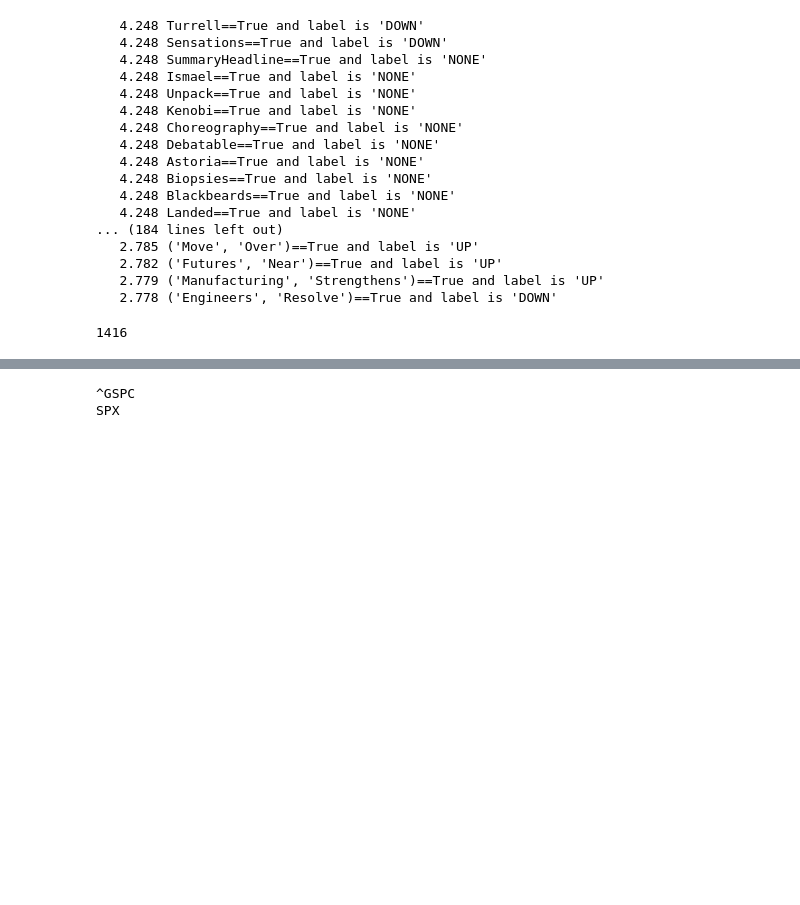
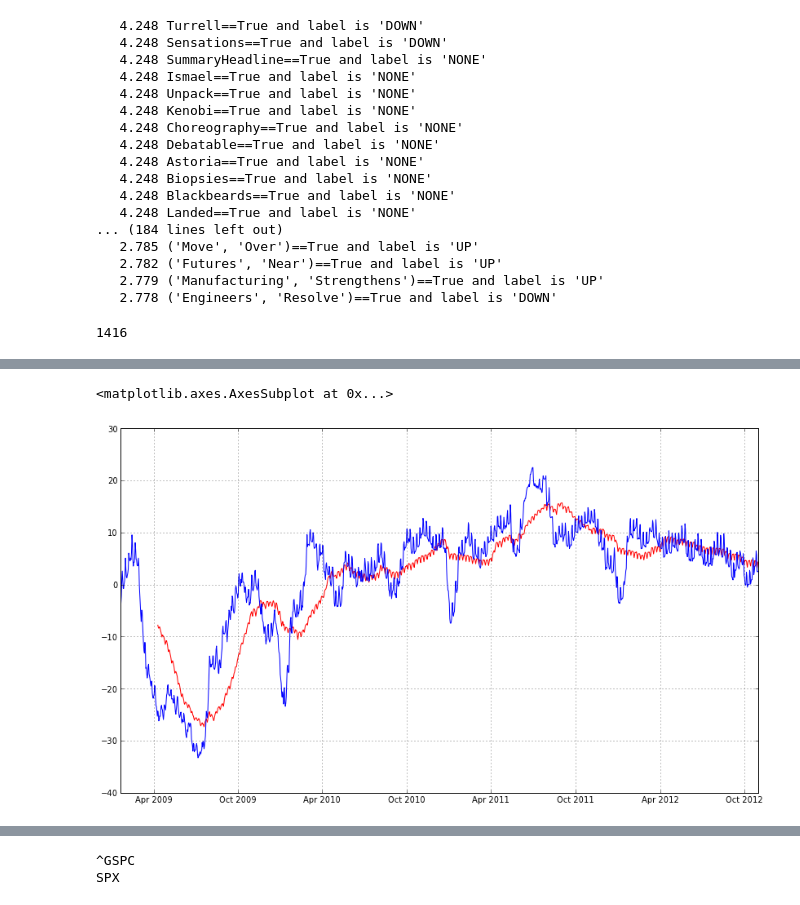
Before and after one commit to johnymontana/NewzTrader_AI_project, a Jupyter notebook: NewsCredScraper.ipynb, the cells around one changed output, grey strips where cells are left out. Cells and saved outputs as stored; diff of their text form; code cells hidden in the pictures; blank space fills up the shorter version.

```diff
--- a/NewsCredScraper.ipynb
+++ b/NewsCredScraper.ipynb
@@ -509,0 +547,6 @@ pd.rolling_mean(DOWN_series, 40).plot()
+# %%
+pd.rolling_mean(UP_series, 100).plot(color='r')
+pd.rolling_mean(UP_series, 20).plot(color='b')
+# %% [output]
+<matplotlib.axes.AxesSubplot at 0x...>
+[figure, added]
```
Also changed, not shown: parts of 19 cells of this notebook, 1 other file.
